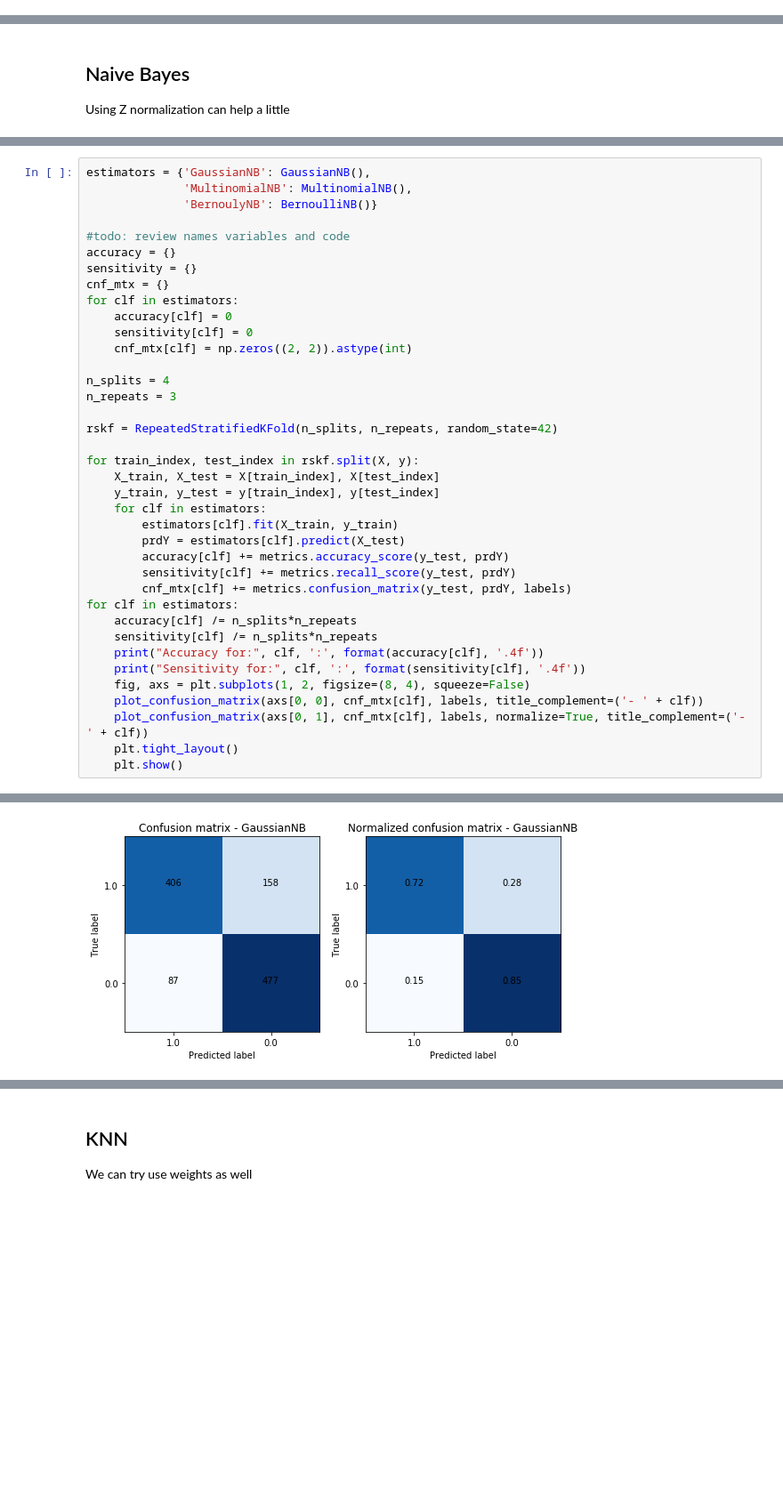
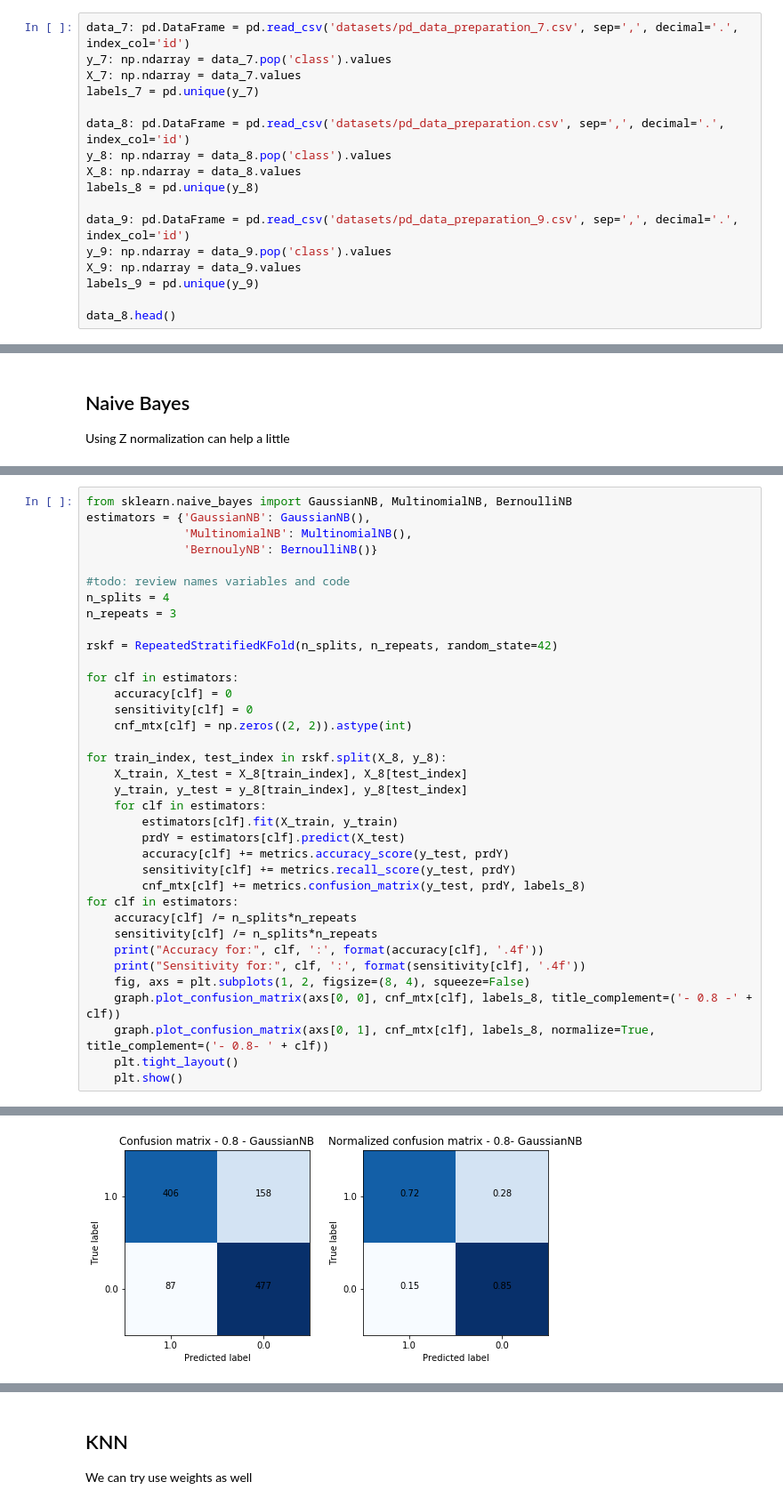
Before and after one commit to RenanNunes/Data_Science_Project_IST, a Jupyter notebook: 03_Naive_Bayes_and_KNN.ipynb, the cells around one changed output, grey strips where cells are left out. Shown at 89% size. Cells and saved outputs as stored; diff of their text form; blank space fills up the shorter version.

Commit message:
Added Naive Bayes and KNN to 0.7 and 0.9 rejection trash hold

```diff
--- a/03_Naive_Bayes_and_KNN.ipynb
+++ b/03_Naive_Bayes_and_KNN.ipynb
@@ -29,0 +14,17 @@ data.head()
+# %%
+data_7: pd.DataFrame = pd.read_csv('datasets/pd_data_preparation_7.csv', sep=',', decimal='.', index_col='id')
+y_7: np.ndarray = data_7.pop('class').values
+X_7: np.ndarray = data_7.values
+labels_7 = pd.unique(y_7)
+
+data_8: pd.DataFrame = pd.read_csv('datasets/pd_data_preparation.csv', sep=',', decimal='.', index_col='id')
+y_8: np.ndarray = data_8.pop('class').values
+X_8: np.ndarray = data_8.values
+labels_8 = pd.unique(y_8)
+
+data_9: pd.DataFrame = pd.read_csv('datasets/pd_data_preparation_9.csv', sep=',', decimal='.', index_col='id')
+y_9: np.ndarray = data_9.pop('class').values
+X_9: np.ndarray = data_9.values
+labels_9 = pd.unique(y_9)
+
+data_8.head()
@@ -60,44 +43,42 @@ def plot_confusion_matrix(ax: plt.Axes, cnf_matrix: np.ndarray, classes_names: l
 # %%
+from sklearn.naive_bayes import GaussianNB, MultinomialNB, BernoulliNB
 estimators = {'GaussianNB': GaussianNB(),
               'MultinomialNB': MultinomialNB(),
               'BernoulyNB': BernoulliNB()}
 
 #todo: review names variables and code
-accuracy = {}
-sensitivity = {}
-cnf_mtx = {}
+n_splits = 4
+n_repeats = 3
+
+rskf = RepeatedStratifiedKFold(n_splits, n_repeats, random_state=42)
+
 for clf in estimators:
     accuracy[clf] = 0
     sensitivity[clf] = 0
     cnf_mtx[clf] = np.zeros((2, 2)).astype(int)
 
-n_splits = 4
-n_repeats = 3
-
-rskf = RepeatedStratifiedKFold(n_splits, n_repeats, random_state=42)
-
-for train_index, test_index in rskf.split(X, y):
-    X_train, X_test = X[train_index], X[test_index]
-    y_train, y_test = y[train_index], y[test_index]
+for train_index, test_index in rskf.split(X_8, y_8):
+    X_train, X_test = X_8[train_index], X_8[test_index]
+    y_train, y_test = y_8[train_index], y_8[test_index]
     for clf in estimators:
         estimators[clf].fit(X_train, y_train)
         prdY = estimators[clf].predict(X_test)
         accuracy[clf] += metrics.accuracy_score(y_test, prdY)
         sensitivity[clf] += metrics.recall_score(y_test, prdY)
-        cnf_mtx[clf] += metrics.confusion_matrix(y_test, prdY, labels)
+        cnf_mtx[clf] += metrics.confusion_matrix(y_test, prdY, labels_8)
 for clf in estimators:
     accuracy[clf] /= n_splits*n_repeats
     sensitivity[clf] /= n_splits*n_repeats
     print("Accuracy for:", clf, ':', format(accuracy[clf], '.4f'))
     print("Sensitivity for:", clf, ':', format(sensitivity[clf], '.4f'))
     fig, axs = plt.subplots(1, 2, figsize=(8, 4), squeeze=False)
-    plot_confusion_matrix(axs[0, 0], cnf_mtx[clf], labels, title_complement=('- ' + clf))
-    plot_confusion_matrix(axs[0, 1], cnf_mtx[clf], labels, normalize=True, title_complement=('- ' + clf))
+    graph.plot_confusion_matrix(axs[0, 0], cnf_mtx[clf], labels_8, title_complement=('- 0.8 -' + clf))
+    graph.plot_confusion_matrix(axs[0, 1], cnf_mtx[clf], labels_8, normalize=True, title_complement=('- 0.8- ' + clf))
     plt.tight_layout()
     plt.show()
 # %% [output]
 Accuracy for: GaussianNB : 0.7828
 Sensitivity for: GaussianNB : 0.7199
-[figure, old version]
+[figure, new version]
 Accuracy for: MultinomialNB : 0.7349
 Sensitivity for: MultinomialNB : 0.7518
```
Also changed, not shown: parts of 13 cells of this notebook, 8 other files.
